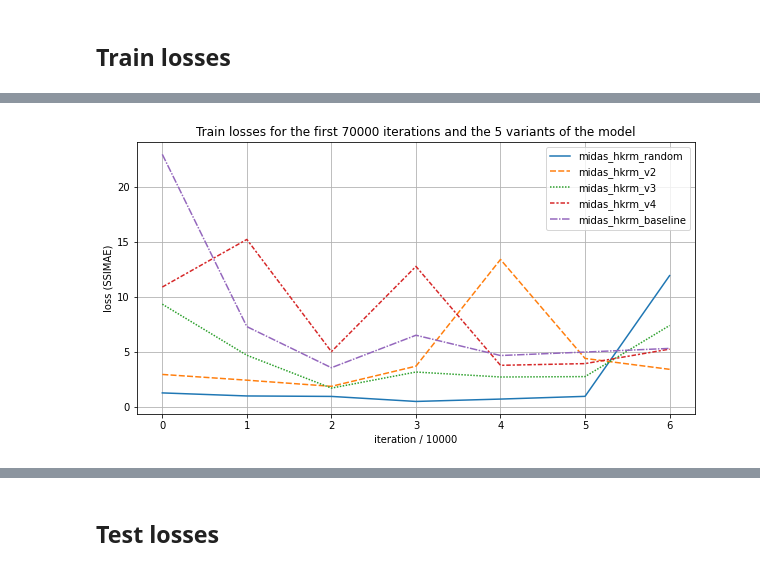
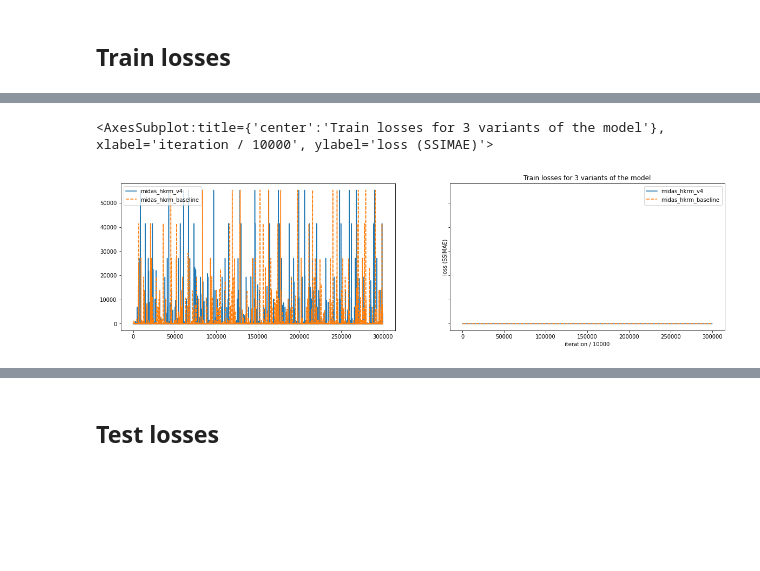
Before and after one commit to Ahmedjjj/midas_hkrm, a Jupyter notebook: notebooks/midas_hkrm_test_train_losses.ipynb, the cells around one changed output, grey strips where cells are left out. Cells and saved outputs as stored; diff of their text form; code cells hidden in the pictures; blank space fills up the shorter version.

Commit message:
midas hkrm visualization notebook

```diff
--- a/notebooks/midas_hkrm_test_train_losses.ipynb
+++ b/notebooks/midas_hkrm_test_train_losses.ipynb
@@ -68,4 +47,0 @@ train_losses["midas_hkrm_v3"] = list(train_losses["midas_hkrm_v3"].values())[
-# %%
-train_losses["midas_hkrm_v4"] = list(train_losses["midas_hkrm_v4"].values())[
-    :70000:step
-]
@@ -74,4 +47,0 @@ train_losses["midas_hkrm_v4"] = list(train_losses["midas_hkrm_v4"].values())[
-# %%
-train_losses["midas_hkrm_baseline"] = list(
-    train_losses["midas_hkrm_baseline"].values()
-)[:70000:step]
@@ -87,0 +48,8 @@ import matplotlib.pyplot as plt
+# %%
+t = np.array(list(train_losses["midas_hkrm_v4"].values()))
+
+# sum_vec = np.cumsum(t / 6)
+
+smoothed_t = gaussian_filter1d(t / 6, 1000)  # (sum_vec[100:] - sum_vec[:-100]) / 100
+
+train_losses["midas_hkrm_v4"] = smoothed_t
@@ -87,0 +58,8 @@ import matplotlib.pyplot as plt
+# %%
+t = np.array(list(train_losses["midas_hkrm_baseline"].values()))
+
+# sum_vec = np.cumsum(t / 6)
+
+smoothed_t = gaussian_filter1d(t / 6, 1000)  # (sum_vec[100:] - sum_vec[:-100]) / 100
+
+train_losses["midas_hkrm_baseline"] = smoothed_t
@@ -88,11 +84,17 @@ import matplotlib.pyplot as plt
 # %%
-plt.figure(figsize=(10, 5))
-plt.grid(True)
-sns.lineplot(data=train_losses)
-plt.title("Train losses for the first 70000 iterations and the 5 variants of the model")
+# plt.figure(figsize=(10, 5))
+# plt.grid(True)
+fig, axs = plt.subplots(1, 2, sharey=True, figsize=(20, 5))
+# axs[0].set_yscale("log")
+sns.lineplot(data=train_losses, ax=axs[0])
+plt.title("Train losses for 3 variants of the model")
 plt.xlabel("iteration / 10000")
 plt.ylabel("loss (SSIMAE)")
-plt.savefig("train_losses.jpg")
+sns.lineplot(data=test_losses, ax=axs[1])
+
+# plt.yscale("log")
+# plt.savefig("train_losses.jpg")
 # %% [output]
+<AxesSubplot:title={'center':'Train losses for 3 variants of the model'}, xlabel='iteration / 10000', ylabel='loss (SSIMAE)'>
-[figure, old version]
+[figure, new version]
 [interactive output not drawn]
```
Also changed, not shown: parts of 20 cells of this notebook, 1 other file.
